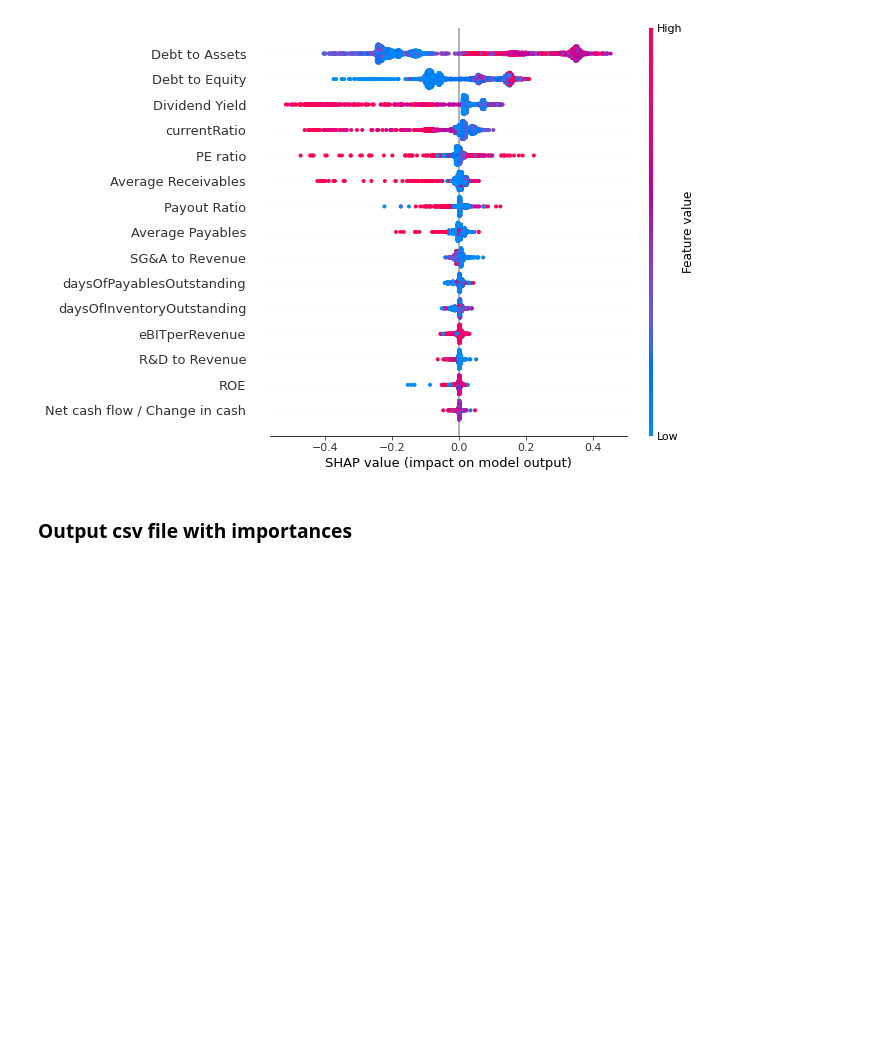
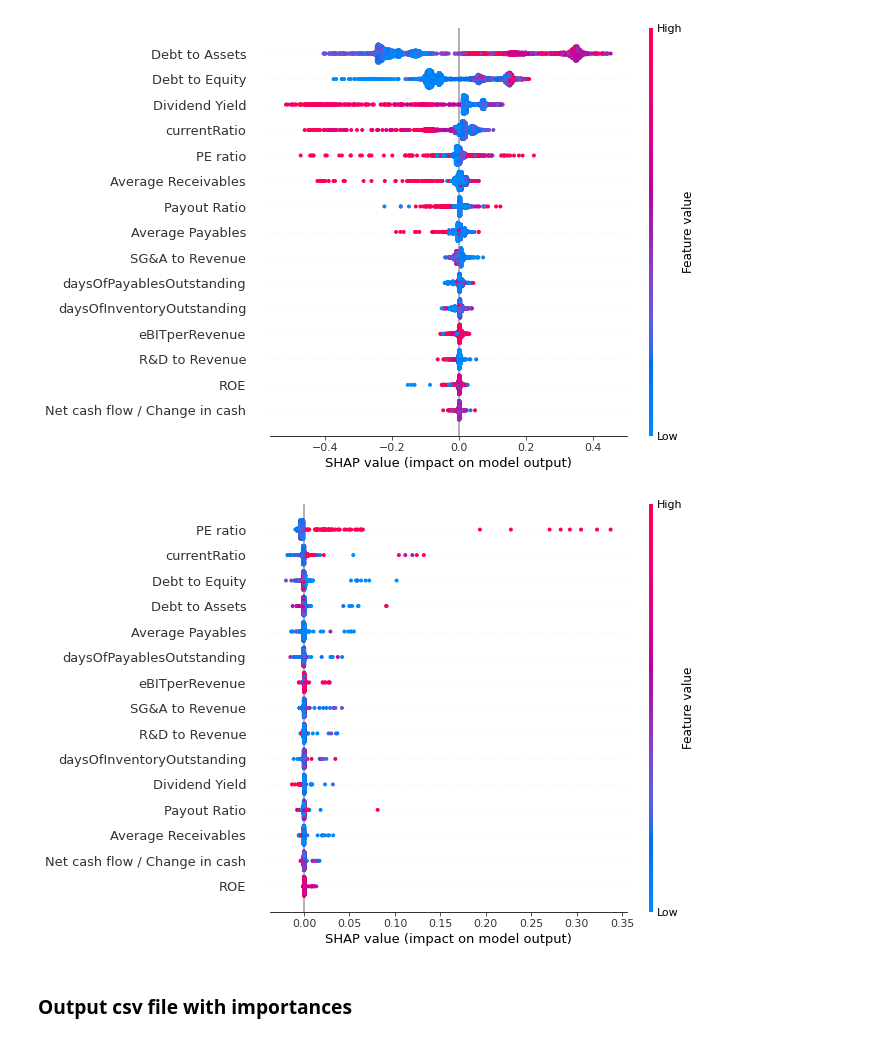
Before and after one commit to geotrieu/fsa, a Jupyter notebook: Jupyter/shapley.ipynb, the cells around one changed output. Saved outputs shown, nothing was run; the diff lists cells and outputs as text; code cells hidden in the pictures; blank space fills up the shorter version.

```diff
--- a/Jupyter/shapley.ipynb
+++ b/Jupyter/shapley.ipynb
@@ -103,3 +95,11 @@ shap.summary_plot(shap_values[0], X_train)
 shap.summary_plot(shap_values[1], X_train)
 # %% [output]
 [figure]
+# %%
+# Saves all the shapley value summary plots
+for val in range(len(shap_values)):
+    plt.clf()
+    fig = shap.summary_plot(shap_values[val], X_train, show=False);
+    plt.savefig('../processed_data/shap_plots/shapcluster' + str(val) + '.png', bbox_inches='tight')
+# %% [output]
+[figure, added]
```
Also changed, not shown: parts of 4 cells of this notebook, 13 other files.
